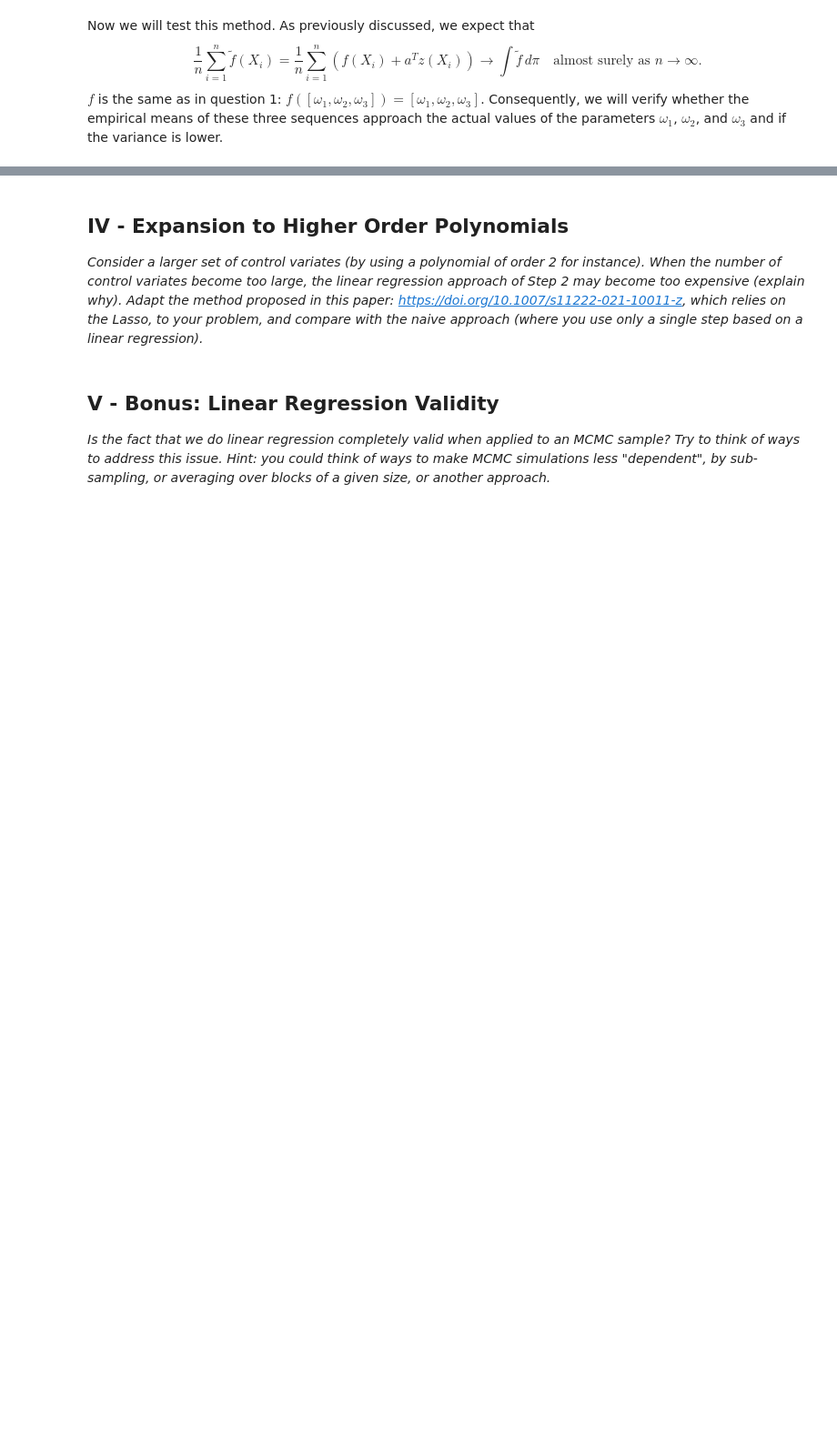
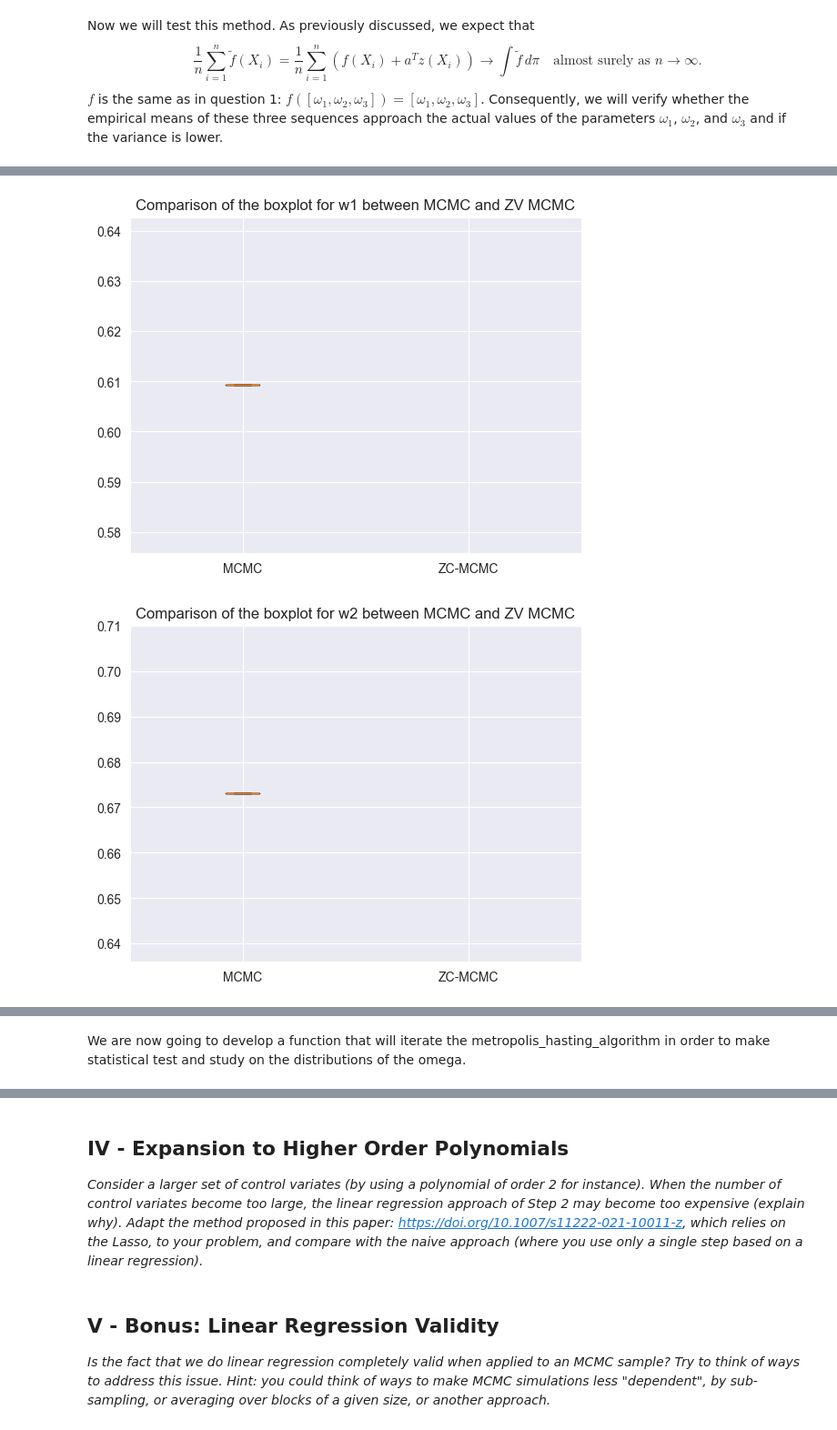
Before and after one commit to AntoineGilsonGH/Monte-Carlo-GARCH, a Jupyter notebook: Projet_MCMC_GARCH.ipynb, the cells around one changed output, grey strips where cells are left out. Shown at 91% size. Saved outputs shown, nothing was run; the diff lists cells and outputs as text; code cells hidden in the pictures; blank space fills up the shorter version.

```diff
--- a/Projet_MCMC_GARCH.ipynb
+++ b/Projet_MCMC_GARCH.ipynb
@@ -795,0 +849,15 @@ $f$ is the same as in question 1: $f([\omega_1,\omega_2,\omega_3]) = [\omega_1,\
+# %%
+def boxplot_comparision(w, w_alternative, name):
+    sns.set_style('darkgrid')
+    fig, ax = plt.subplots()
+    ax.boxplot([w, w_alternative])
+    ax.set_xticklabels(['MCMC', 'ZC-MCMC'])
+    ax.set_title('Comparison of the boxplot for ' + name + ' between MCMC and ZV MCMC')
+    plt.show()
+# %%
+boxplot_comparision(w_alternative_after_burn_in[0], w_samples_after_burn_in[0][burn_in:],'w1')
+boxplot_comparision(w_alternative_after_burn_in[1], w_samples_after_burn_in[1][burn_in:], 'w2')
+boxplot_comparision(w_alternative_after_burn_in[2],w_samples_after_burn_in[2][burn_in:], 'w3')
+# %% [output]
+[figure, added]
+[figure, added]
@@ -795,0 +865,2 @@ $f$ is the same as in question 1: $f([\omega_1,\omega_2,\omega_3]) = [\omega_1,\
+# %% [markdown]
+We are now going to develop a function that will iterate the metropolis_hasting_algorithm in order to make statistical test and study on the distributions of the omega.
```
Also changed, not shown: parts of 18 cells of this notebook.
